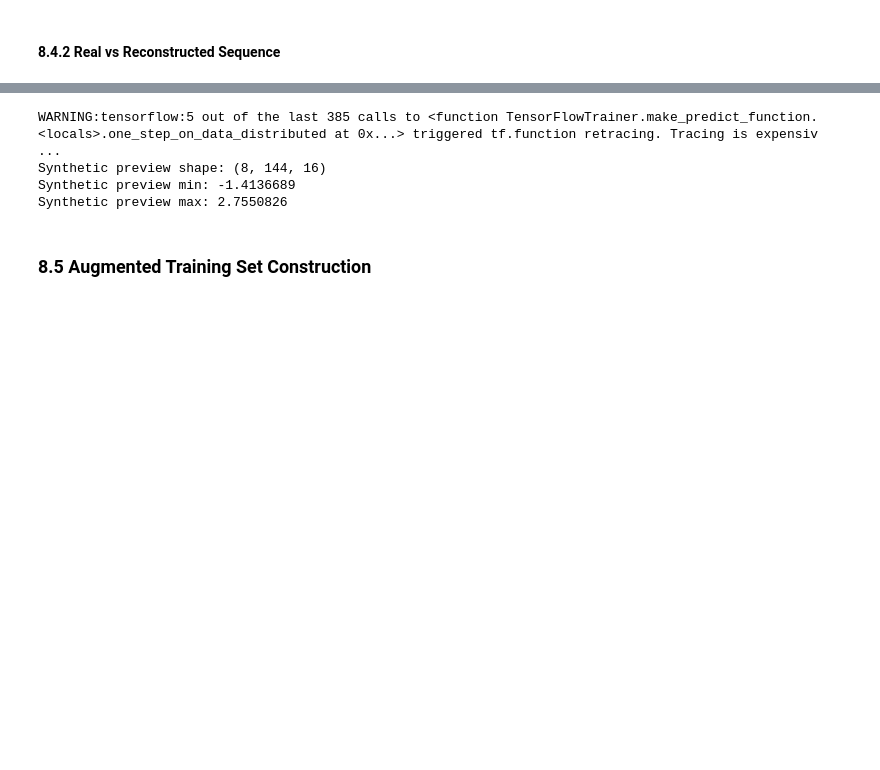
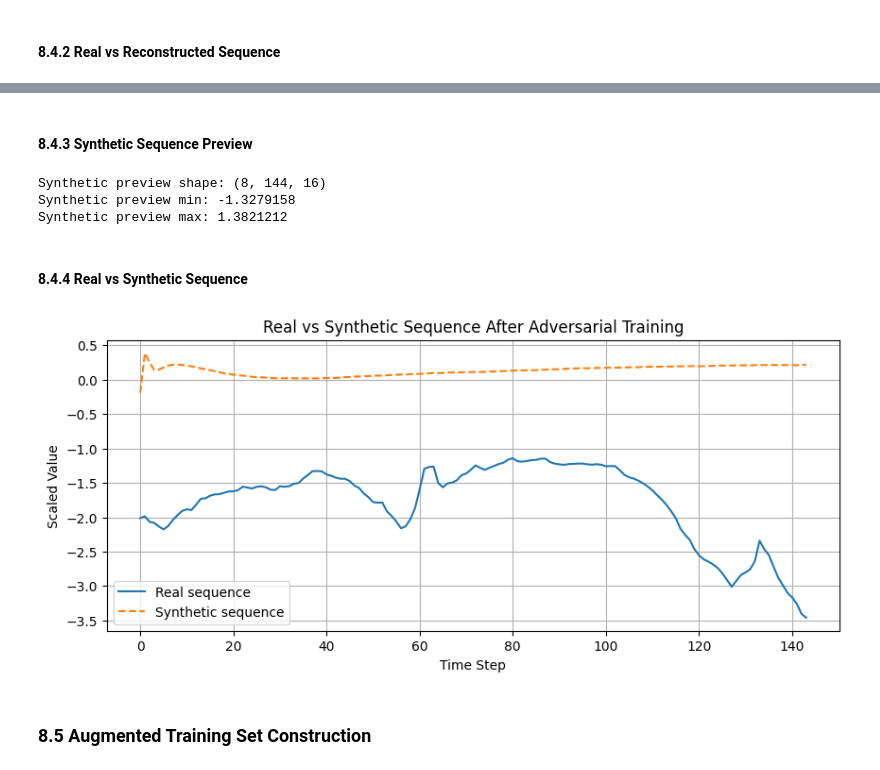
Before and after one commit to logus2k/taap_p4, a Jupyter notebook: notebooks_final_project/final_project_scope_V3.ipynb, the cells around one changed output, grey strips where cells are left out. Saved outputs shown, nothing was run; the diff lists cells and outputs as text; code cells hidden in the pictures; blank space fills up the shorter version.

```diff
--- a/notebooks_final_project/final_project_scope_V3.ipynb
+++ b/notebooks_final_project/final_project_scope_V3.ipynb
@@ -1116,43 +1063,32 @@ plt.show()
+# %% [markdown]
+#### 8.4.3 Synthetic Sequence Preview
+# %%
+synthetic_sequences_preview = timegan.generate(8)
+
+print("Synthetic preview shape:", synthetic_sequences_preview.shape)
+print("Synthetic preview min:", synthetic_sequences_preview.min())
+print("Synthetic preview max:", synthetic_sequences_preview.max())
+# %% [output]
+Synthetic preview shape: (8, 144, 16)
+Synthetic preview min: -1.3279158
+Synthetic preview max: 1.3821212
+# %% [markdown]
+#### 8.4.4 Real vs Synthetic Sequence
 # %%
-from importlib import reload
-import src.gan.timegan as timegan_module
+sample_idx = 0
+feature_idx = 0  # T (degC)
 
-reload(timegan_module)
-from src.gan.timegan import TimeGAN
-
-timegan = TimeGAN(
-    seq_len=TIMEGAN_CONFIG["seq_len"],
-    n_features=timegan_train_sequences.shape[2],
-    hidden_dim=TIMEGAN_CONFIG["hidden_dim"],
-    num_layers=TIMEGAN_CONFIG["num_layers"],
-    learning_rate=TIMEGAN_CONFIG["learning_rate"],
-    gamma=TIMEGAN_CONFIG["gamma"],
-)
-
-autoencoder_history = timegan.pretrain_autoencoder(
-    sequences=timegan_train_sequences,
-    epochs=10,
-    batch_size=TIMEGAN_CONFIG["batch_size"],
-    verbose=0,
-)
-
-supervisor_history = timegan.pretrain_supervisor(
-    sequences=timegan_train_sequences,
-    epochs=10,
-    batch_size=TIMEGAN_CONFIG["batch_size"],
-    verbose=0,
-)
+plt.figure(figsize=(10, 4))
+plt.plot(timegan_train_sequences[sample_idx, :, feature_idx], label="Real sequence")
+plt.plot(synthetic_sequences_preview[sample_idx, :, feature_idx], label="Synthetic sequence", linestyle="--")
+plt.title("Real vs Synthetic Sequence After Adversarial Training")
+plt.xlabel("Time Step")
+plt.ylabel("Scaled Value")
+plt.grid(True)
+plt.legend()
+plt.show()
+# %% [output]
+[figure, added]
-# %%
-synthetic_sequences_preview = timegan.generate(8)
-
-print("Synthetic preview shape:", synthetic_sequences_preview.shape)
-print("Synthetic preview min:", synthetic_sequences_preview.min())
-print("Synthetic preview max:", synthetic_sequences_preview.max())
-# %% [output]
-WARNING:tensorflow:5 out of the last 385 calls to <function TensorFlowTrainer.make_predict_function.<locals>.one_step_on_data_distributed at 0x...> triggered tf.function retracing. Tracing is expensiv ...
-Synthetic preview shape: (8, 144, 16)
-Synthetic preview min: -1.4136689
-Synthetic preview max: 2.7550826
 # %% [markdown]
 ### 8.5 Augmented Training Set Construction
 # %% [markdown]
```
Also changed, not shown: parts of 28 cells of this notebook, 2 other files.
